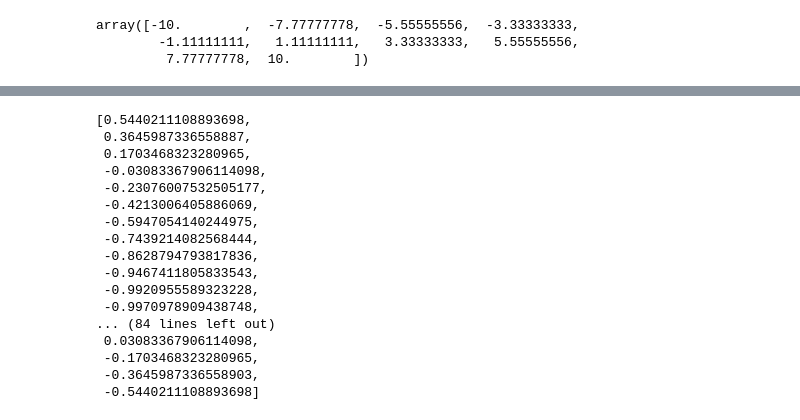
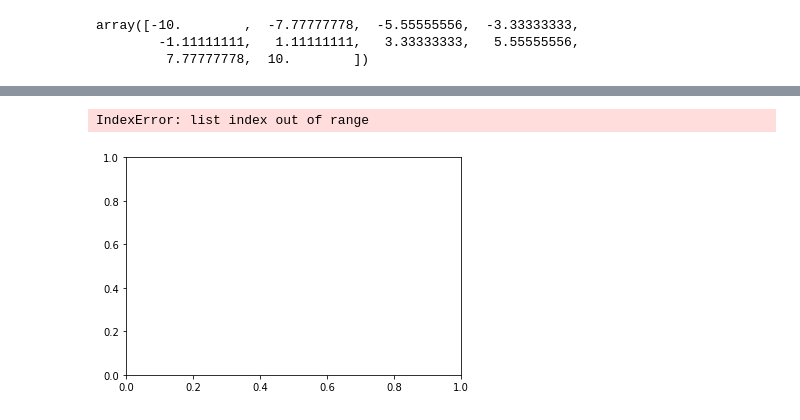
Before and after one commit to LDemange/design_interface, a Jupyter notebook: Untitled.ipynb, the cells around one changed output, grey strips where cells are left out. Drawn from its saved outputs; the diff is of its cells as text; code cells hidden in the pictures.

```diff
--- a/Untitled.ipynb
+++ b/Untitled.ipynb
@@ -24,20 +38,8 @@ TypeError: heaviside() takes from 2 to 3 positional arguments but 1 were given
 # %%
-y
+plt.gca().get_lines()[0].get_xydata()
+#line = gca().get_lines()[n]
+#xd = line.get_xdata()
+#yd = line.get_ydata()
 # %% [output]
-[0.5440211108893698,
- 0.3645987336558887,
- 0.1703468323280965,
- -0.03083367906114098,
- -0.23076007532505177,
- -0.4213006405886069,
- -0.5947054140244975,
- -0.7439214082568444,
- -0.8628794793817836,
- -0.9467411805833543,
- -0.9920955589323228,
- -0.9970978909438748,
-... (84 lines left out)
- 0.03083367906114098,
- -0.1703468323280965,
- -0.3645987336558903,
- -0.5440211108893698]
+IndexError: list index out of range
+[figure, added]
```
Also changed, not shown: parts of 6 cells of this notebook, 1 other file.
